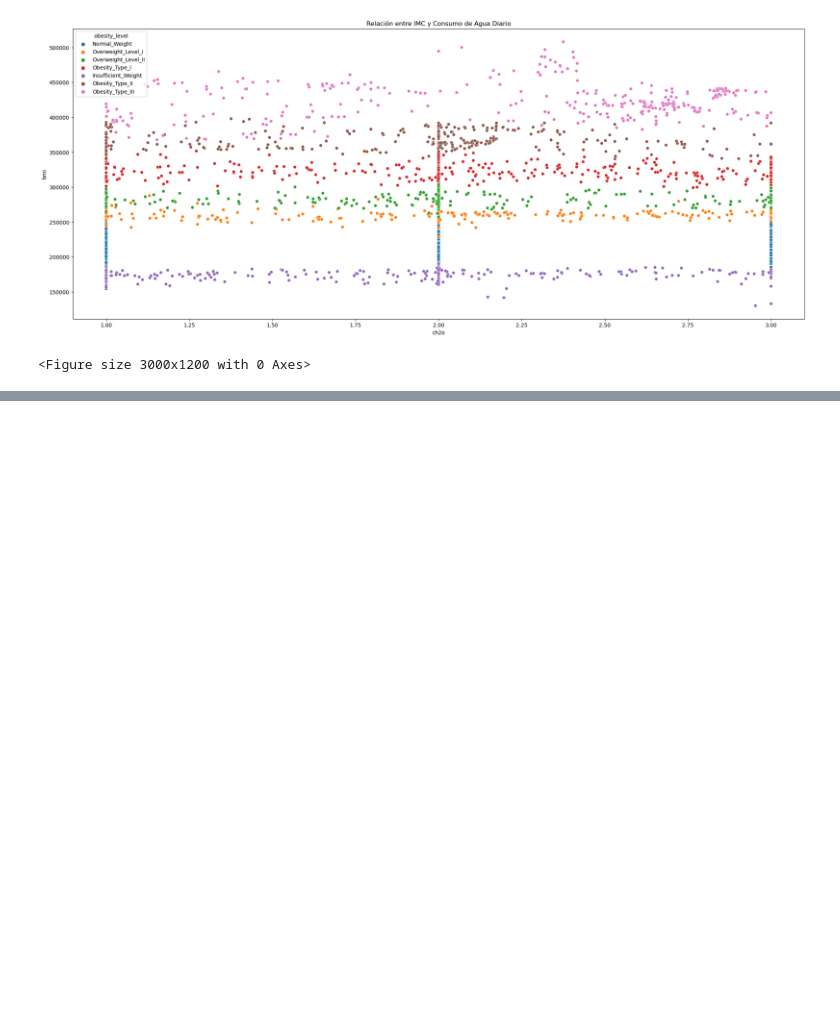
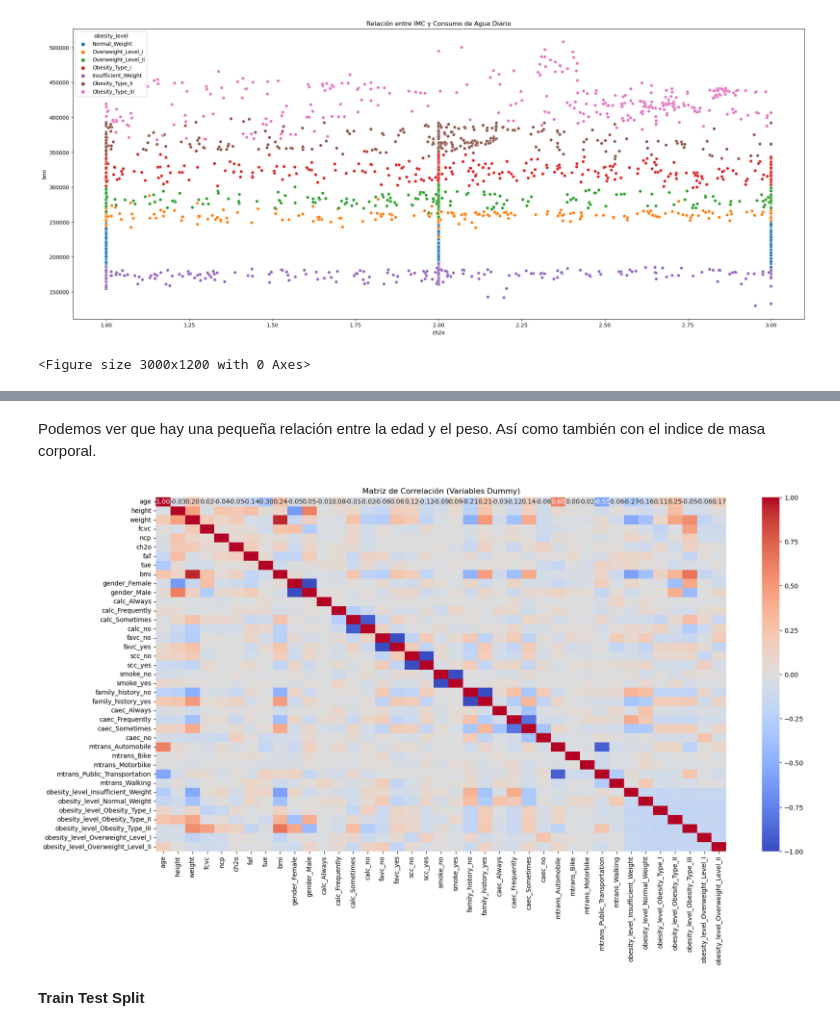
Before and after one commit to Andiwahnon15/Obesity, a Jupyter notebook: notebooks/main-1.ipynb, the cells around one changed output, grey strips where cells are left out. Cells and saved outputs as stored; diff of their text form; code cells hidden in the pictures; blank space fills up the shorter version.

```diff
--- a/notebooks/main-1.ipynb
+++ b/notebooks/main-1.ipynb
@@ -169,0 +186,17 @@ plt.show()
+# %% [markdown]
+Podemos ver que hay una pequeña relación entre la edad y el peso. Así como también con el indice de masa corporal.
+# %%
+#calculamos la matriz de correlación para crear un mapa de calor que muestre la relación entre todas las variables
+
+#convertimos variables categóricas en variables dummy
+df_dummies = pd.get_dummies(df)
+
+#calculamos la matriz de correlación
+matriz_de_correlacion_1 = df_dummies.corr()
+
+plt.figure(figsize=(20, 10))
+sns.heatmap(matriz_de_correlacion_1, annot=True, cmap='coolwarm', fmt=".2f")
+plt.title('Matriz de Correlación (Variables Dummy)')
+plt.show()
+# %% [output]
+[figure, added]
@@ -169,0 +224,2 @@ plt.show()
+# %% [markdown]
+**Train Test Split**
```
Also changed, not shown: parts of 6 cells of this notebook.
